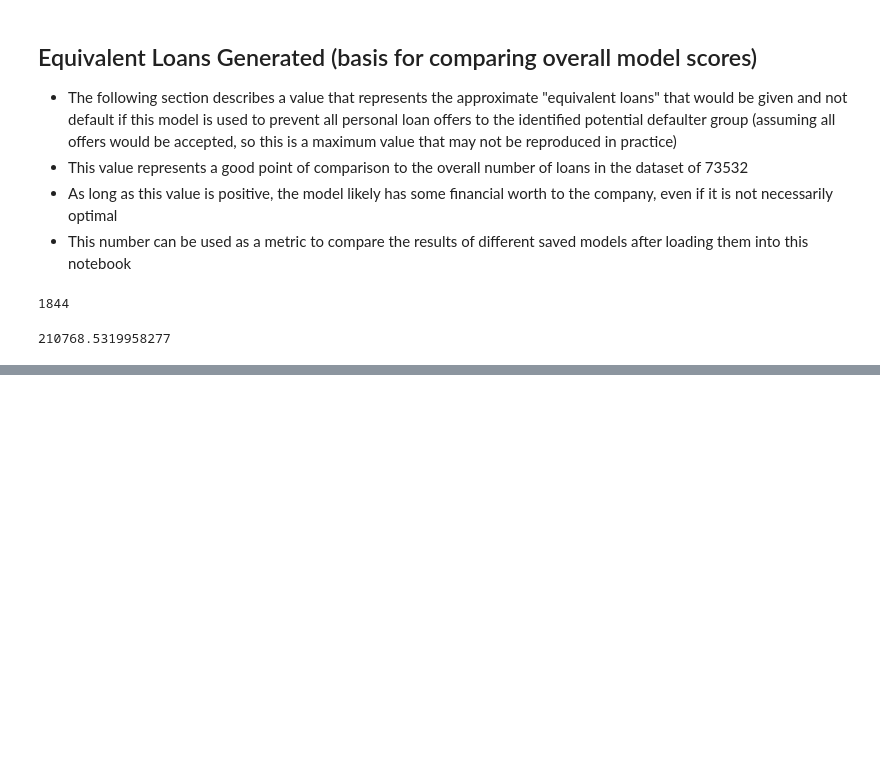
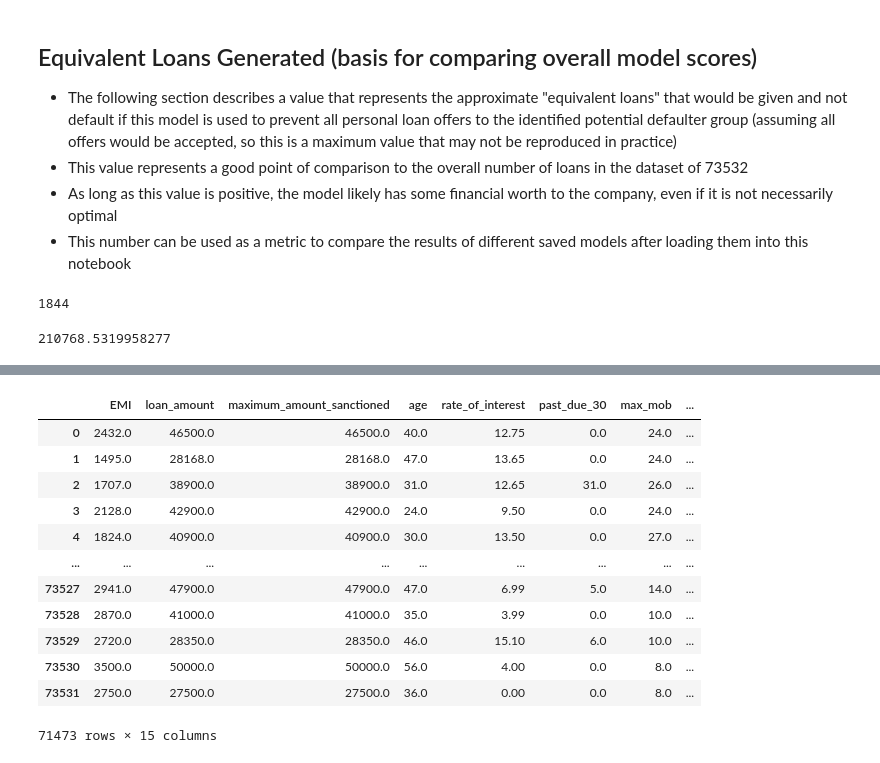
Before and after one commit to Gendo90/TVS-default-risk, a Jupyter notebook: ML/model_notebooks/model_evaluation/Model Loading & Scoring-Custom_Function.ipynb, the cells around one changed output, grey strips where cells are left out. Cells and saved outputs as stored; diff of their text form; code cells hidden in the pictures; blank space fills up the shorter version.

```diff
--- a/ML/model_notebooks/model_evaluation/Model Loading & Scoring-Custom_Function.ipynb
+++ b/ML/model_notebooks/model_evaluation/Model Loading & Scoring-Custom_Function.ipynb
@@ -93,0 +117,19 @@ approx_savings
+# %%
+#get correct predictions to show value - both default and non-default cases
+#first, non-defaulters
+correct_non_defaulters = full_df[(full_df['actual_default'] == 0) & (full_df['predicted_default'] == 0)]
+correct_non_defaulters.head()
+# %% [output]
+|  | EMI | loan_amount | maximum_amount_sanctioned | age | rate_of_interest | past_due_30 | max_mob | ... |
+| 0 | 2432.0 | 46500.0 | 46500.0 | 40.0 | 12.75 | 0.0 | 24.0 | ... |
+| 1 | 1495.0 | 28168.0 | 28168.0 | 47.0 | 13.65 | 0.0 | 24.0 | ... |
+| 2 | 1707.0 | 38900.0 | 38900.0 | 31.0 | 12.65 | 31.0 | 26.0 | ... |
+| 3 | 2128.0 | 42900.0 | 42900.0 | 24.0 | 9.50 | 0.0 | 24.0 | ... |
+| 4 | 1824.0 | 40900.0 | 40900.0 | 30.0 | 13.50 | 0.0 | 27.0 | ... |
+| ... | ... | ... | ... | ... | ... | ... | ... | ... |
+| 73527 | 2941.0 | 47900.0 | 47900.0 | 47.0 | 6.99 | 5.0 | 14.0 | ... |
+| 73528 | 2870.0 | 41000.0 | 41000.0 | 35.0 | 3.99 | 0.0 | 10.0 | ... |
+| 73529 | 2720.0 | 28350.0 | 28350.0 | 46.0 | 15.10 | 6.0 | 10.0 | ... |
+| 73530 | 3500.0 | 50000.0 | 50000.0 | 56.0 | 4.00 | 0.0 | 8.0 | ... |
+| 73531 | 2750.0 | 27500.0 | 27500.0 | 36.0 | 0.00 | 0.0 | 8.0 | ... |
+71473 rows × 15 columns
```
Also changed, not shown: parts of 2 cells of this notebook, 1 other file.
